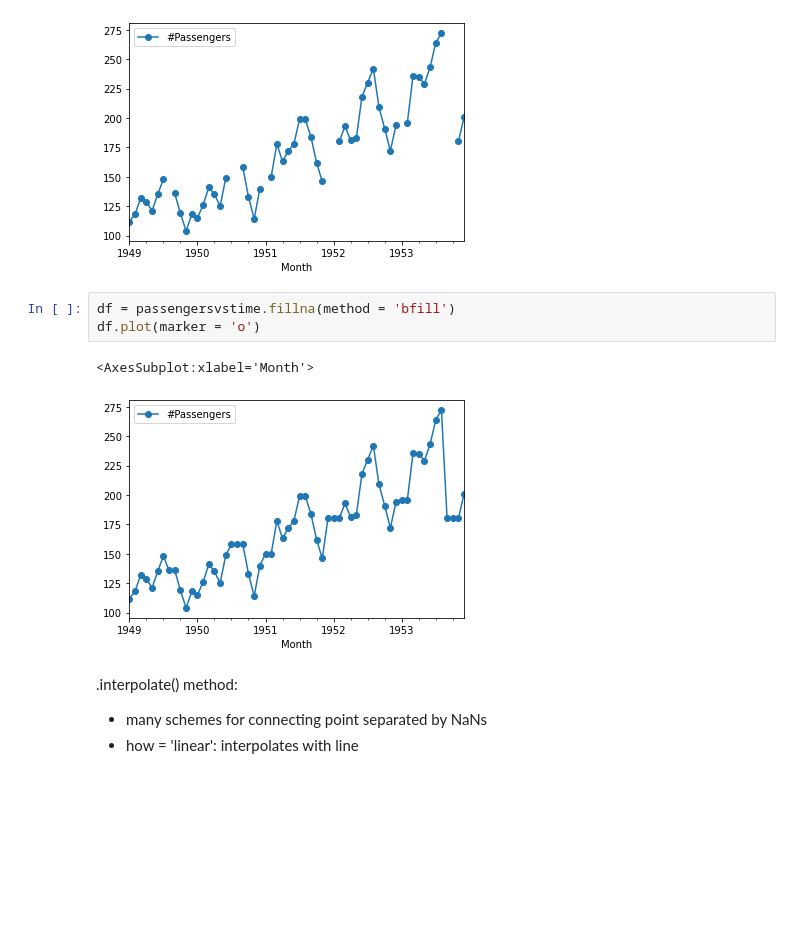
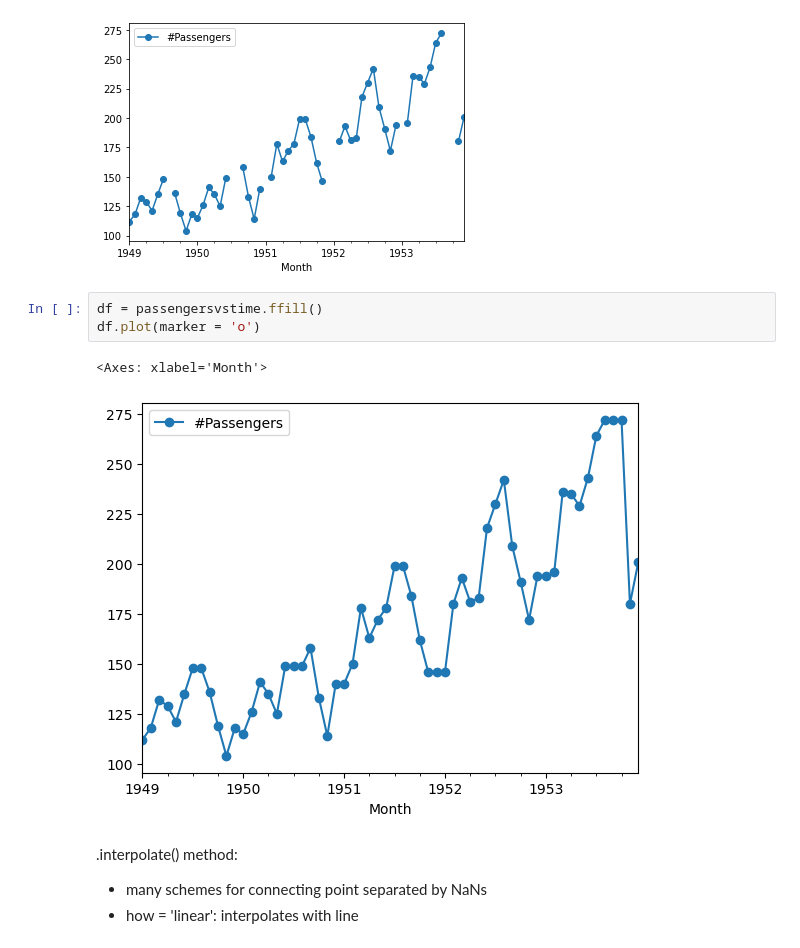
Before and after one commit to williambguo/NYC_DS_082624, a Jupyter notebook: Phase1_PandasDataCleaning/Ph1_T5_2_Imputaton.ipynb, the cells around one changed output. Cells and saved outputs as stored; diff of their text form; blank space fills up the shorter version.

```diff
--- a/Phase1_PandasDataCleaning/Ph1_T5_2_Imputaton.ipynb
+++ b/Phase1_PandasDataCleaning/Ph1_T5_2_Imputaton.ipynb
@@ -98,11 +98,11 @@ passengersvstime.plot(marker = 'o')
 <AxesSubplot:xlabel='Month'>
 [figure]
 # %%
-df = passengersvstime.fillna(method = 'bfill')
+df = passengersvstime.ffill()
 df.plot(marker = 'o')
 # %% [output]
-<AxesSubplot:xlabel='Month'>
+<Axes: xlabel='Month'>
-[figure, old version]
+[figure, new version]
 # %% [markdown]
 .interpolate() method:
 - many schemes for connecting point separated by NaNs
```
Also changed, not shown: parts of 11 cells of this notebook, 26 other files.
